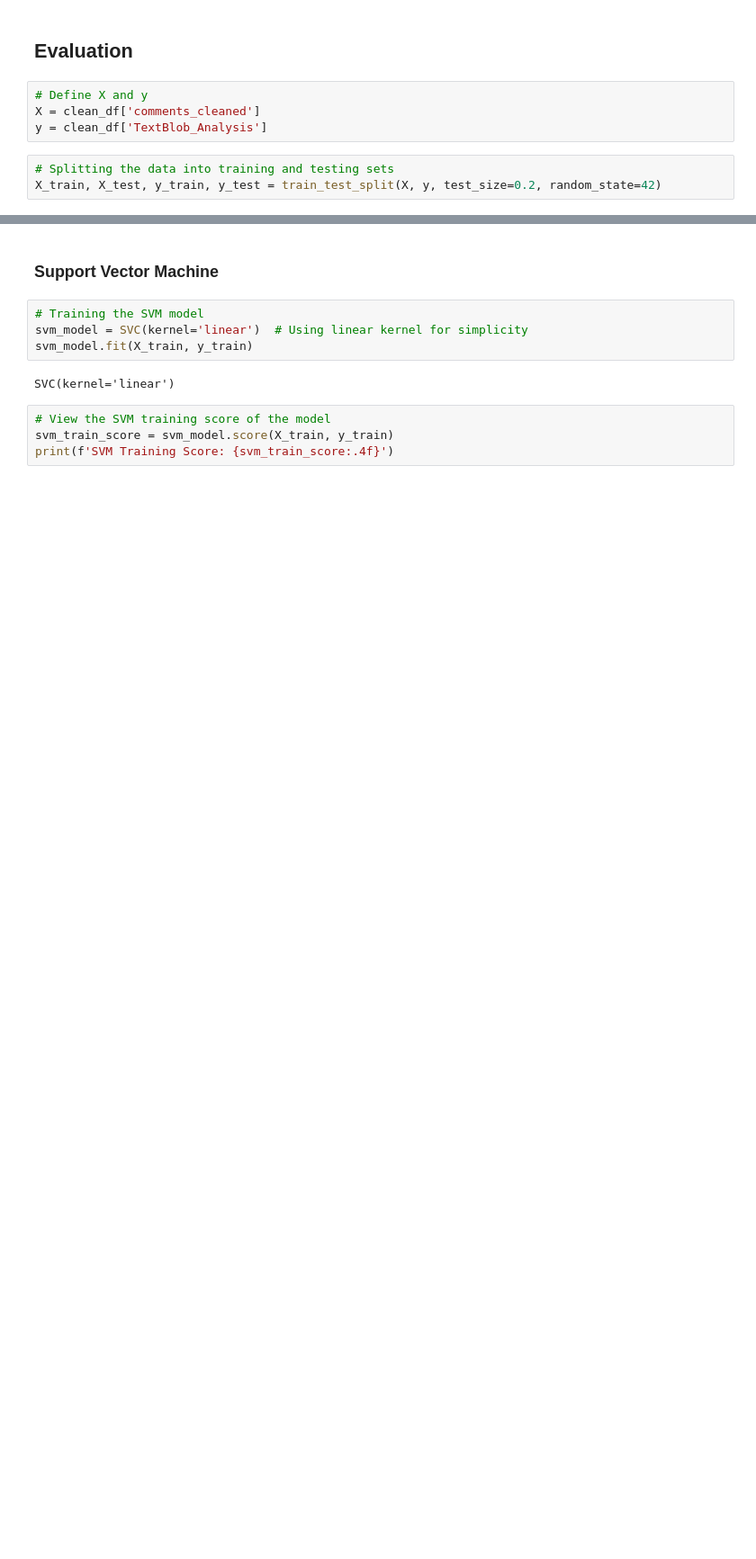
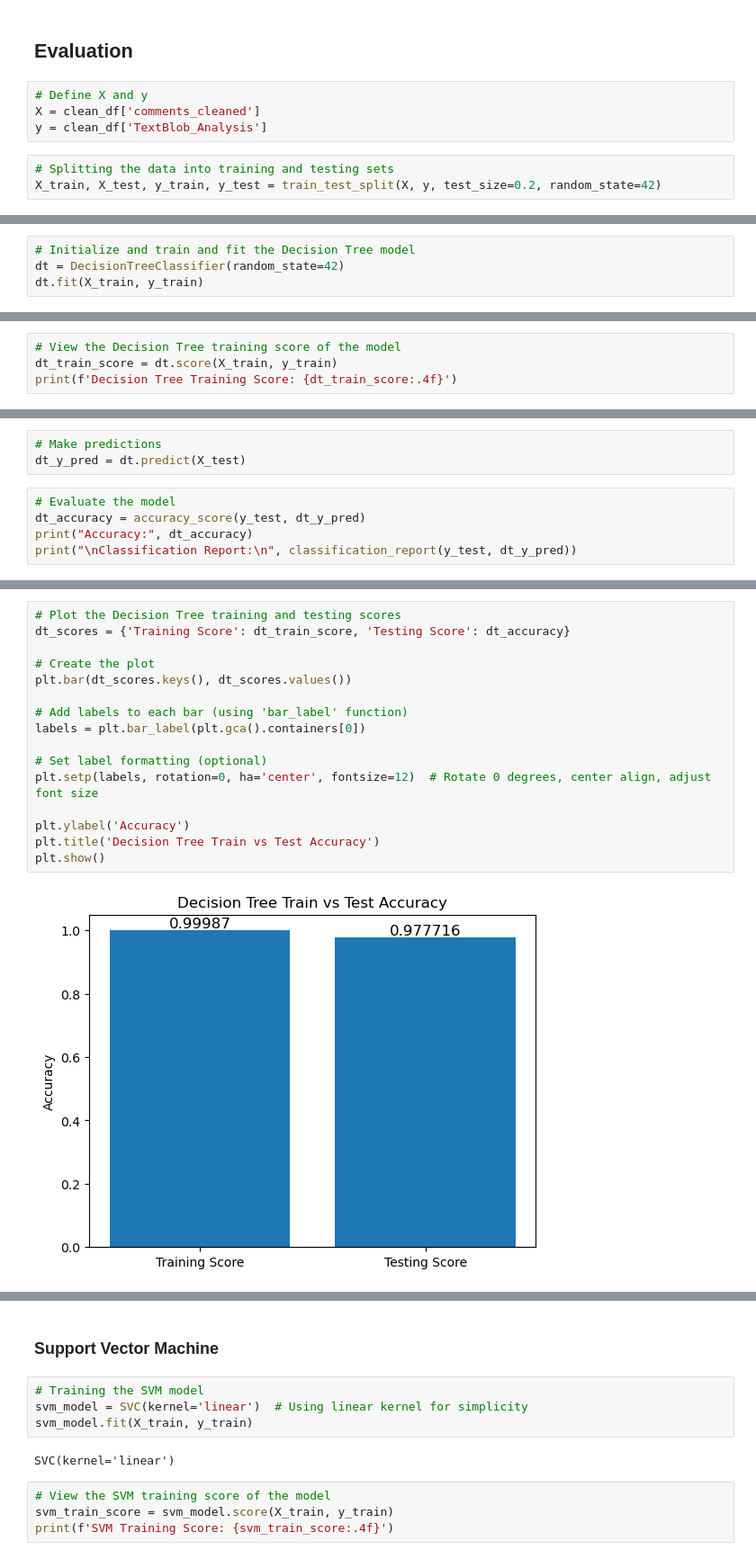
Before and after one commit to danielyaptech/DS-Capstone-Project, a Jupyter notebook: Part 5/NLP_sentiment_analysis.ipynb, the cells around one changed output, grey strips where cells are left out. Shown at 90% size. Saved outputs shown, nothing was run; the diff lists cells and outputs as text; blank space fills up the shorter version.

```diff
--- a/Part 5/NLP_sentiment_analysis.ipynb
+++ b/Part 5/NLP_sentiment_analysis.ipynb
@@ -663,0 +667,4 @@ X_test = vectorizer.transform(X_test)
+# %%
+# Initialize and train and fit the Decision Tree model
+dt = DecisionTreeClassifier(random_state=42)
+dt.fit(X_train, y_train)
@@ -663,0 +673,4 @@ X_test = vectorizer.transform(X_test)
+# %%
+# View the Decision Tree training score of the model
+dt_train_score = dt.score(X_train, y_train)
+print(f'Decision Tree Training Score: {dt_train_score:.4f}')
@@ -663,0 +679,8 @@ X_test = vectorizer.transform(X_test)
+# %%
+# Make predictions
+dt_y_pred = dt.predict(X_test)
+# %%
+# Evaluate the model
+dt_accuracy = accuracy_score(y_test, dt_y_pred)
+print("Accuracy:", dt_accuracy)
+print("\nClassification Report:\n", classification_report(y_test, dt_y_pred))
@@ -663,0 +700,18 @@ X_test = vectorizer.transform(X_test)
+# %%
+# Plot the Decision Tree training and testing scores
+dt_scores = {'Training Score': dt_train_score, 'Testing Score': dt_accuracy}
+
+# Create the plot
+plt.bar(dt_scores.keys(), dt_scores.values())
+
+# Add labels to each bar (using 'bar_label' function)
+labels = plt.bar_label(plt.gca().containers[0])
+
+# Set label formatting (optional)
+plt.setp(labels, rotation=0, ha='center', fontsize=12)  # Rotate 0 degrees, center align, adjust font size
+
+plt.ylabel('Accuracy')
+plt.title('Decision Tree Train vs Test Accuracy')
+plt.show()
+# %% [output]
+[figure, added]
```
Also changed, not shown: parts of 33 cells of this notebook.
